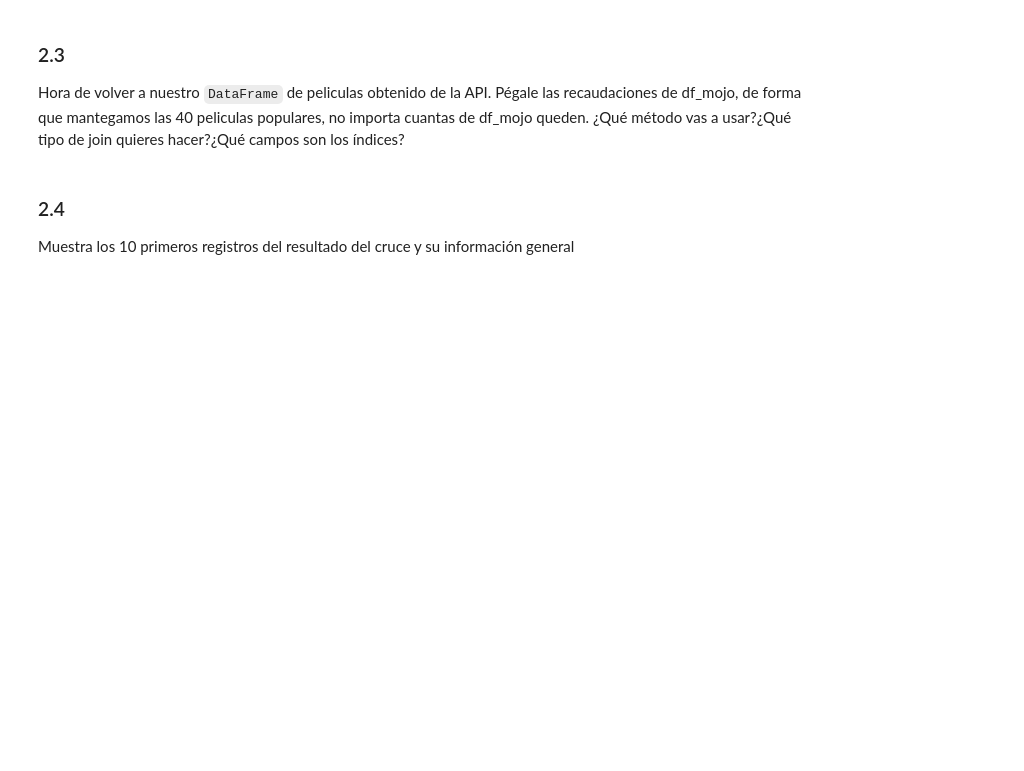
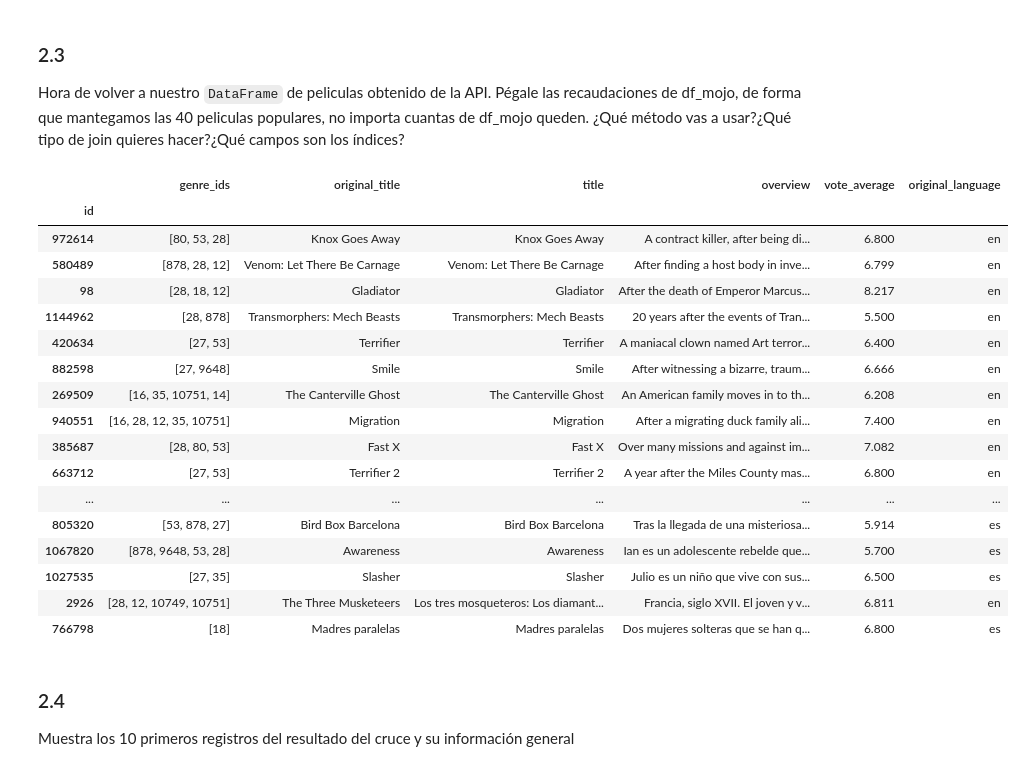
Before and after one commit to CanaryBrianArmas/ONLINE_DS_THEBRIDGE_-Ejercicios-a-corregir, a Jupyter notebook: Sprint_6/Unidad_2/18_Practica_Obligatoria_Scraping_API.ipynb, the cells around one changed output. Drawn from its saved outputs; the diff is of its cells as text; code cells hidden in the pictures; blank space fills up the shorter version.

```diff
--- a/Sprint_6/Unidad_2/18_Practica_Obligatoria_Scraping_API.ipynb
+++ b/Sprint_6/Unidad_2/18_Practica_Obligatoria_Scraping_API.ipynb
@@ -525,3 +525,24 @@ df_mojo
 ### 2.3
 
 Hora de volver a nuestro `DataFrame` de peliculas obtenido de la API. Pégale las recaudaciones de df_mojo, de forma que mantegamos las 40 peliculas populares, no importa cuantas de df_mojo queden. ¿Qué método vas a usar?¿Qué tipo de join quieres hacer?¿Qué campos son los índices?
+# %%
+df_base_movies
+# %% [output]
+|  | genre_ids | original_title | title | overview | vote_average | original_language |
+| id |  |  |  |  |  |  |
+| 972614 | [80, 53, 28] | Knox Goes Away | Knox Goes Away | A contract killer, after being di... | 6.800 | en |
+| 580489 | [878, 28, 12] | Venom: Let There Be Carnage | Venom: Let There Be Carnage | After finding a host body in inve... | 6.799 | en |
+| 98 | [28, 18, 12] | Gladiator | Gladiator | After the death of Emperor Marcus... | 8.217 | en |
+| 1144962 | [28, 878] | Transmorphers: Mech Beasts | Transmorphers: Mech Beasts | 20 years after the events of Tran... | 5.500 | en |
+| 420634 | [27, 53] | Terrifier | Terrifier | A maniacal clown named Art terror... | 6.400 | en |
+| 882598 | [27, 9648] | Smile | Smile | After witnessing a bizarre, traum... | 6.666 | en |
+| 269509 | [16, 35, 10751, 14] | The Canterville Ghost | The Canterville Ghost | An American family moves in to th... | 6.208 | en |
+| 940551 | [16, 28, 12, 35, 10751] | Migration | Migration | After a migrating duck family ali... | 7.400 | en |
+| 385687 | [28, 80, 53] | Fast X | Fast X | Over many missions and against im... | 7.082 | en |
+| 663712 | [27, 53] | Terrifier 2 | Terrifier 2 | A year after the Miles County mas... | 6.800 | en |
+| ... | ... | ... | ... | ... | ... | ... |
+| 805320 | [53, 878, 27] | Bird Box Barcelona | Bird Box Barcelona | Tras la llegada de una misteriosa... | 5.914 | es |
+| 1067820 | [878, 9648, 53, 28] | Awareness | Awareness | Ian es un adolescente rebelde que... | 5.700 | es |
+| 1027535 | [27, 35] | Slasher | Slasher | Julio es un niño que vive con sus... | 6.500 | es |
+| 2926 | [28, 12, 10749, 10751] | The Three Musketeers | Los tres mosqueteros: Los diamant... | Francia, siglo XVII. El joven y v... | 6.811 | en |
+| 766798 | [18] | Madres paralelas | Madres paralelas | Dos mujeres solteras que se han q... | 6.800 | es |
```
Also changed, not shown: parts of 11 cells of this notebook.
